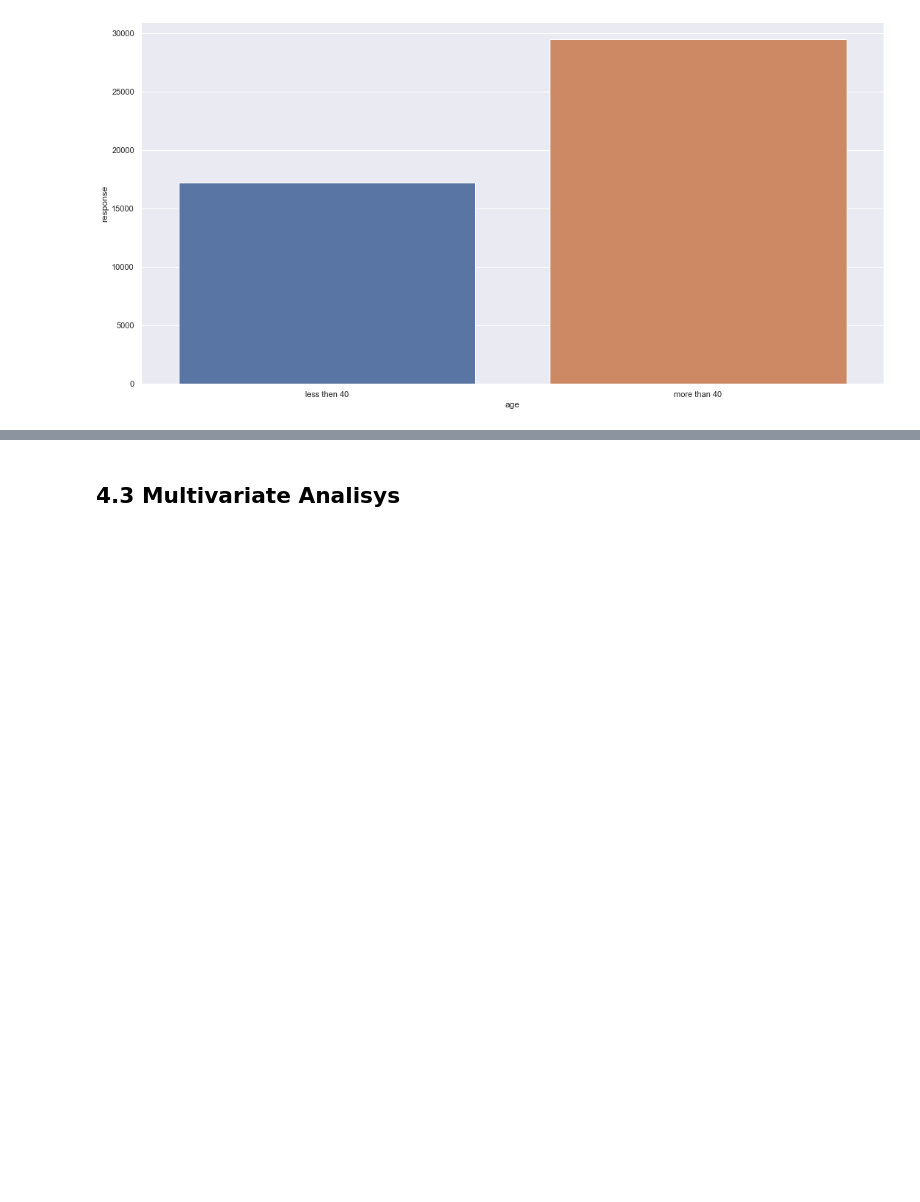
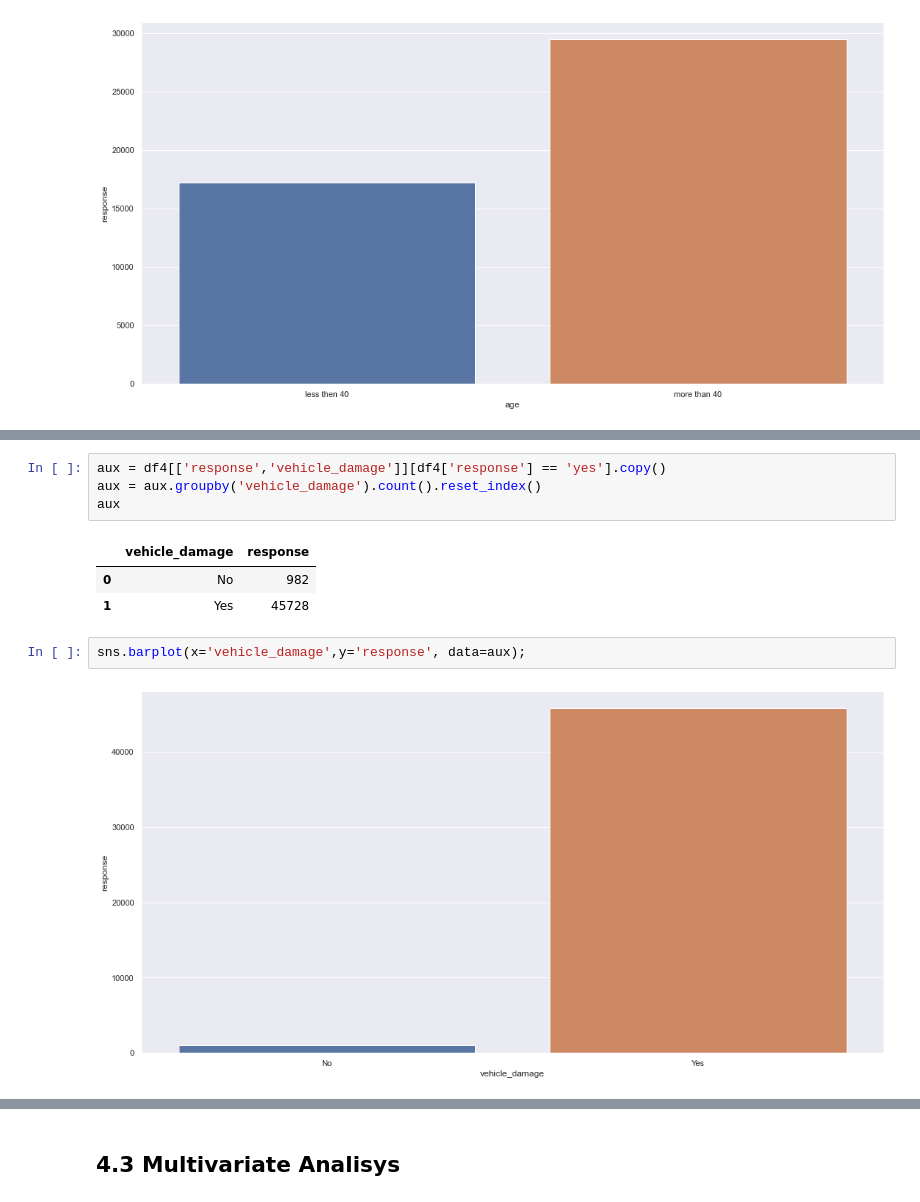
Before and after one commit to Leonardodsch/cross-sell, a Jupyter notebook: notebooks/cycle02-data_exploration-EDA.ipynb, the cells around one changed output, grey strips where cells are left out. Drawn from its saved outputs; the diff is of its cells as text; blank space fills up the shorter version.

```diff
--- a/notebooks/cycle02-data_exploration.ipynb
+++ b/notebooks/cycle02-data_exploration-EDA.ipynb
@@ -355,0 +375,12 @@ sns.barplot(x='age',y='response', data=aux1);
+# %%
+aux = df4[['response','vehicle_damage']][df4['response'] == 'yes'].copy()
+aux = aux.groupby('vehicle_damage').count().reset_index()
+aux
+# %% [output]
+|  | vehicle_damage | response |
+| 0 | No | 982 |
+| 1 | Yes | 45728 |
+# %%
+sns.barplot(x='vehicle_damage',y='response', data=aux);
+# %% [output]
+[figure, added]
```
Also changed, not shown: parts of 29 cells of this notebook, 1 other file.
